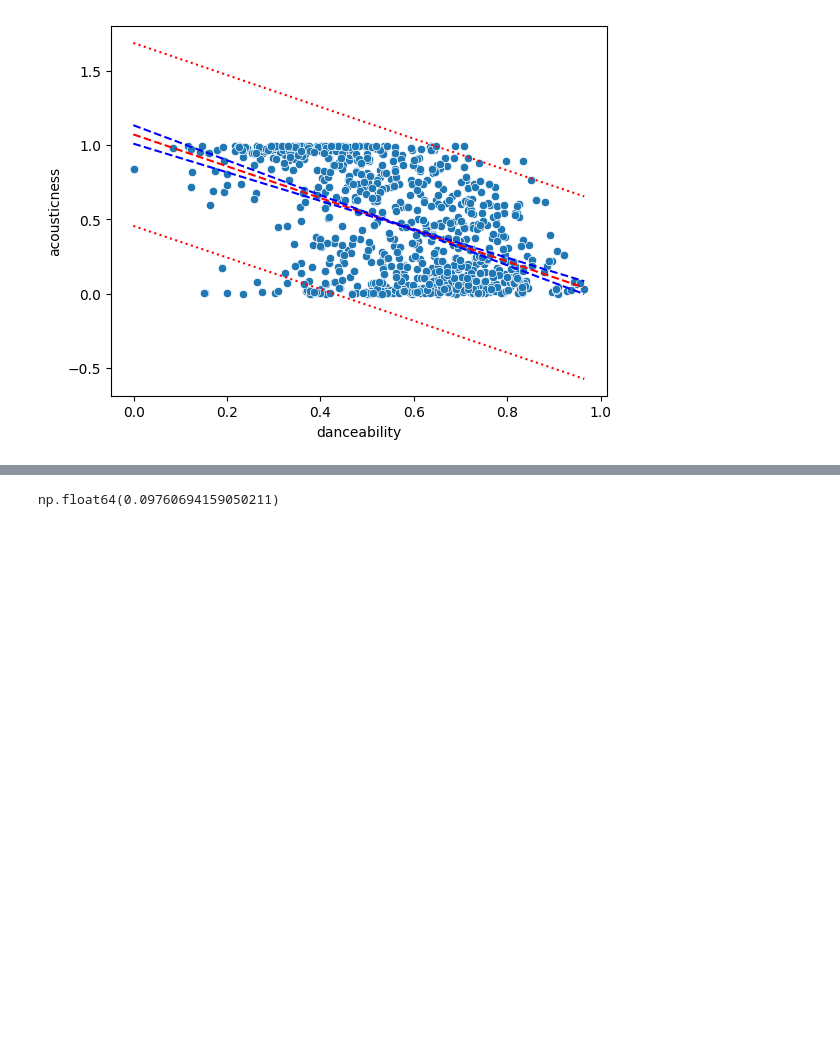
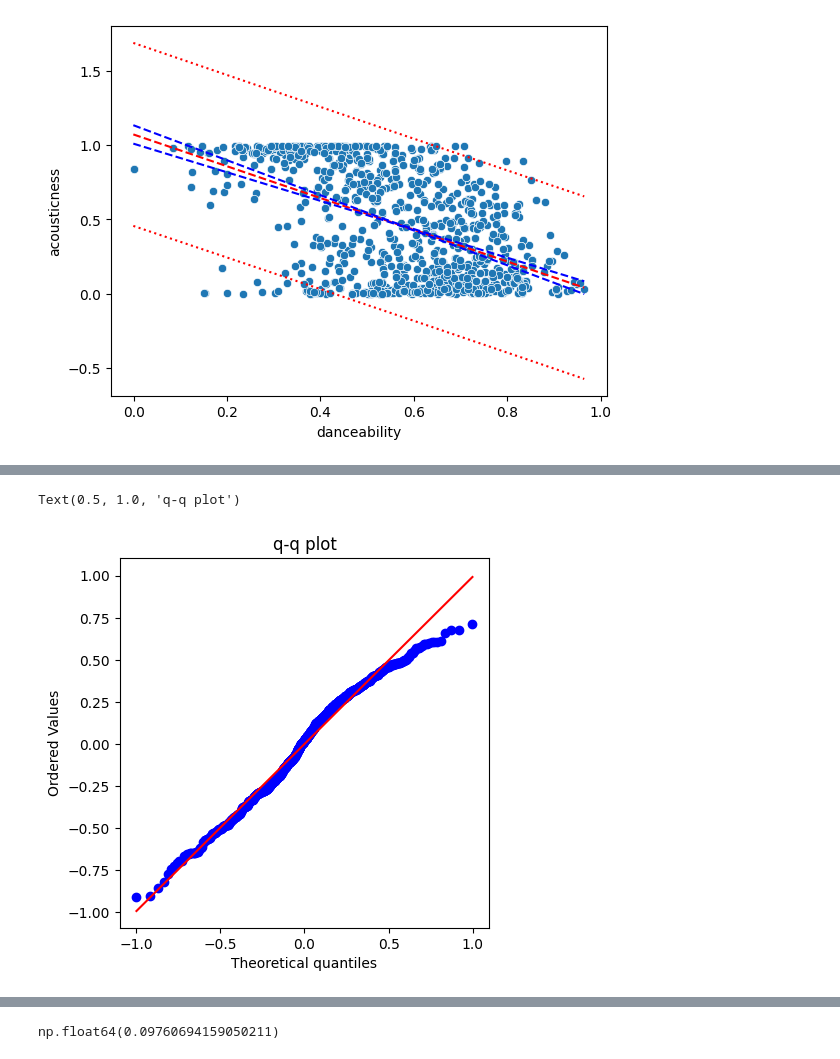
Before and after one commit to SamuAP19/StatsII_project, a Jupyter notebook: Project_StatsII.ipynb, the cells around one changed output, grey strips where cells are left out. Saved outputs shown, nothing was run; the diff lists cells and outputs as text; code cells hidden in the pictures; blank space fills up the shorter version.

```diff
--- a/Project_StatsII.ipynb
+++ b/Project_StatsII.ipynb
@@ -166,0 +184,8 @@ plt.plot(x0, outp_hi, 'r:')
+# %%
+dist = st.norm(loc=0,scale=np.sqrt(hs2))
+st.probplot(e,dist=dist,plot=plt)
+plt.axis('square')
+plt.title('q-q plot')
+# %% [output]
+Text(0.5, 1.0, 'q-q plot')
+[figure, added]
```
Also changed, not shown: parts of 17 cells of this notebook.
